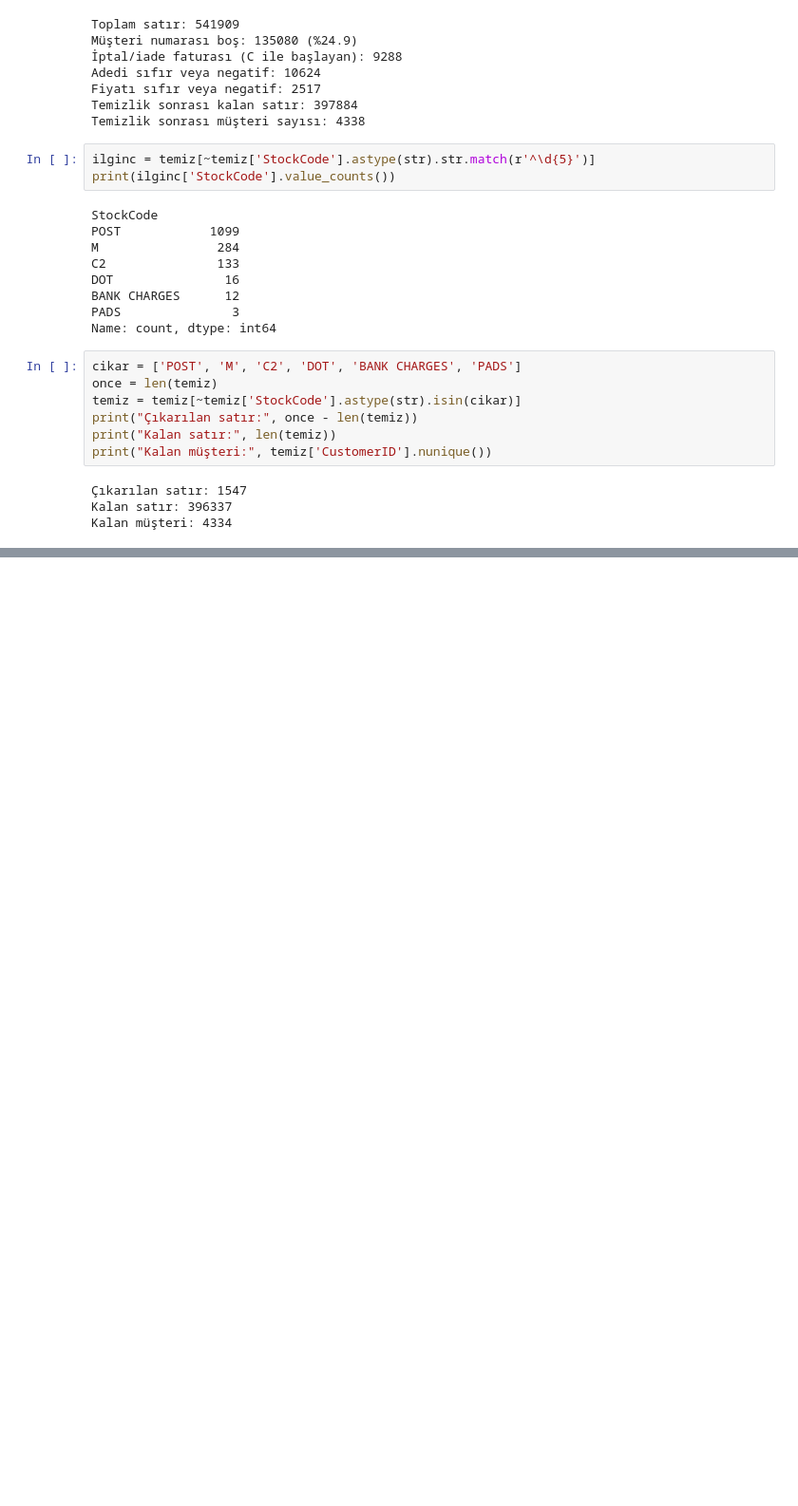
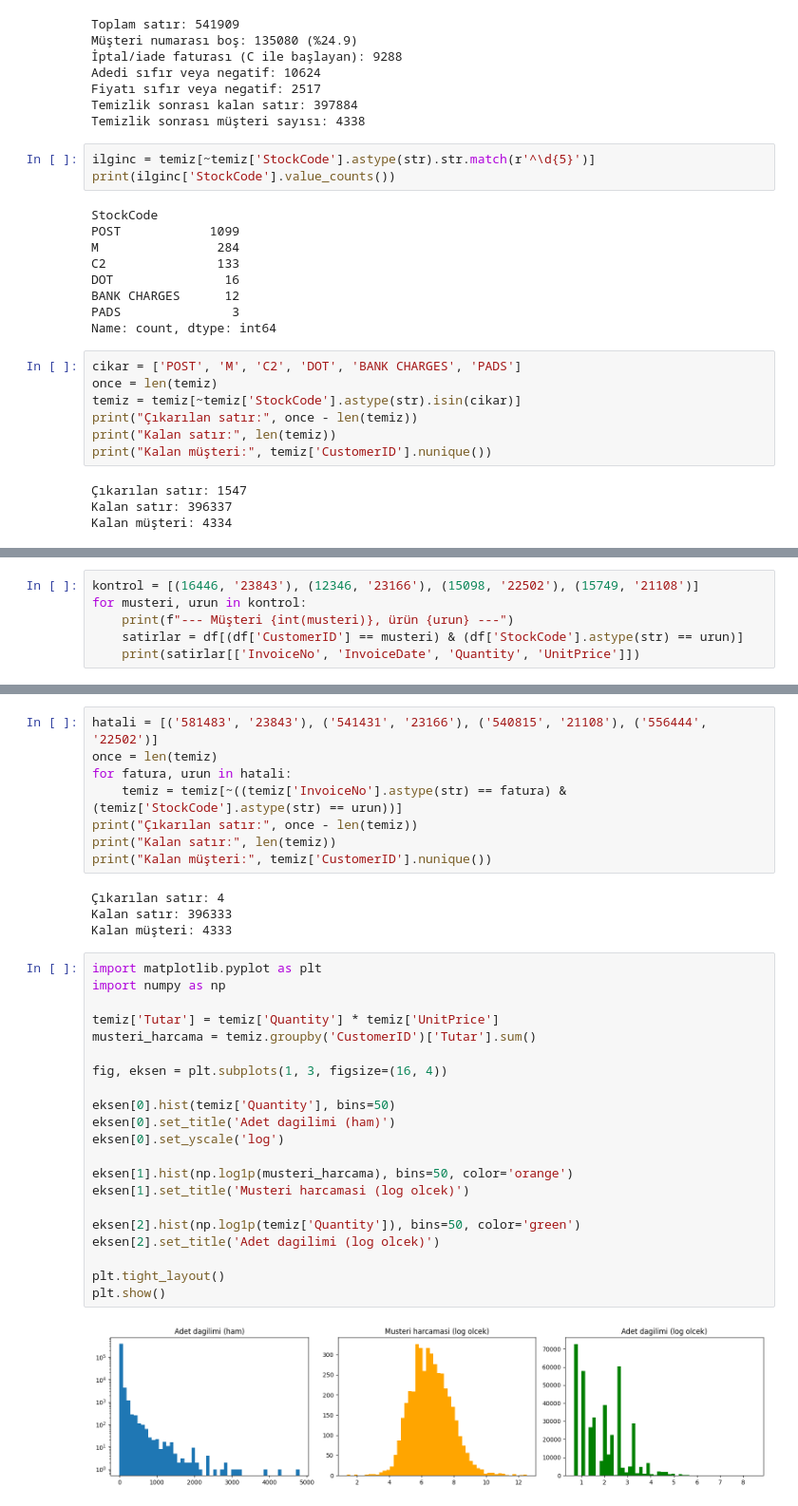
Before and after one commit to Ahmettufan3310/74-musteri-segmentasyonu-rfm, a Jupyter notebook: notebooks/01_veri_eda.ipynb, the cells around one changed output, grey strips where cells are left out. Shown at 95% size. Cells and saved outputs as stored; diff of their text form; blank space fills up the shorter version.

Commit message:
Aykırı değer, dağılım grafikleri ve kopya temizliği eklendi.

```diff
--- a/notebooks/01_veri_eda.ipynb
+++ b/notebooks/01_veri_eda.ipynb
@@ -61,0 +98,6 @@ Kalan müşteri: 4334
+# %%
+kontrol = [(16446, '23843'), (12346, '23166'), (15098, '22502'), (15749, '21108')]
+for musteri, urun in kontrol:
+    print(f"--- Müşteri {int(musteri)}, ürün {urun} ---")
+    satirlar = df[(df['CustomerID'] == musteri) & (df['StockCode'].astype(str) == urun)]
+    print(satirlar[['InvoiceNo', 'InvoiceDate', 'Quantity', 'UnitPrice']])
@@ -61,0 +124,35 @@ Kalan müşteri: 4334
+# %%
+hatali = [('581483', '23843'), ('541431', '23166'), ('540815', '21108'), ('556444', '22502')]
+once = len(temiz)
+for fatura, urun in hatali:
+    temiz = temiz[~((temiz['InvoiceNo'].astype(str) == fatura) & (temiz['StockCode'].astype(str) == urun))]
+print("Çıkarılan satır:", once - len(temiz))
+print("Kalan satır:", len(temiz))
+print("Kalan müşteri:", temiz['CustomerID'].nunique())
+# %% [output]
+Çıkarılan satır: 4
+Kalan satır: 396333
+Kalan müşteri: 4333
+# %%
+import matplotlib.pyplot as plt
+import numpy as np
+
+temiz['Tutar'] = temiz['Quantity'] * temiz['UnitPrice']
+musteri_harcama = temiz.groupby('CustomerID')['Tutar'].sum()
+
+fig, eksen = plt.subplots(1, 3, figsize=(16, 4))
+
+eksen[0].hist(temiz['Quantity'], bins=50)
+eksen[0].set_title('Adet dagilimi (ham)')
+eksen[0].set_yscale('log')
+
+eksen[1].hist(np.log1p(musteri_harcama), bins=50, color='orange')
+eksen[1].set_title('Musteri harcamasi (log olcek)')
+
+eksen[2].hist(np.log1p(temiz['Quantity']), bins=50, color='green')
+eksen[2].set_title('Adet dagilimi (log olcek)')
+
+plt.tight_layout()
+plt.show()
+# %% [output]
+[figure, added]
```
Also changed, not shown: parts of 5 cells of this notebook.
